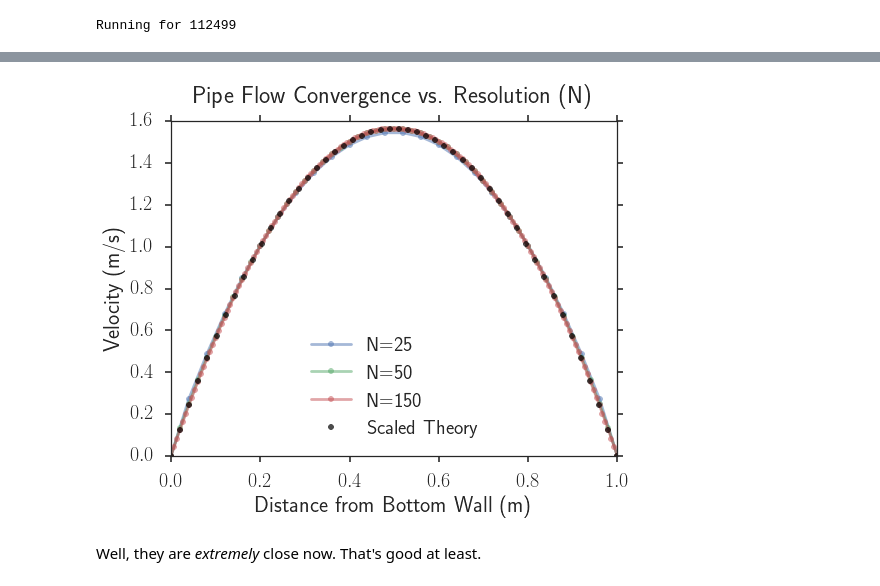
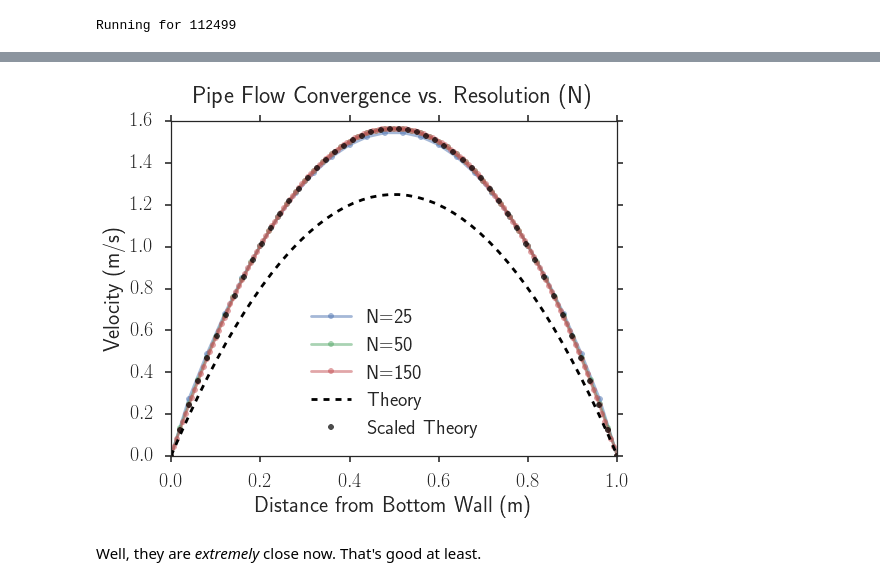
Before and after one commit to latticeboltzmann/2d-lb, a Jupyter notebook: docs/opencl_dimensionless_verification.ipynb, the cells around one changed output, grey strips where cells are left out. Cells and saved outputs as stored; diff of their text form; code cells hidden in the pictures.

```diff
--- a/docs/opencl_dimensionless_verification.ipynb
+++ b/docs/opencl_dimensionless_verification.ipynb
@@ -174,36 +174,36 @@ plt.plot(x_values, mean_u, label='N=25', ls='-', marker='.', alpha=0.5)
 
 
 x_values = np.arange(fields1['u'].T.shape[0])*sim1.delta_x*sim1.L
 # Get the mean velocity in the x direction
 mean_u = fields1['u'].T.mean(axis=1)
 plt.plot(x_values, mean_u, label='N=50', ls='-', marker='.', alpha=0.5)
 
 x_values = np.arange(fields2['u'].T.shape[0])*sim2.delta_x*sim2.L
 mean_u = fields2['u'].T.mean(axis=1)
 plt.plot(x_values, mean_u, label='N=150', ls='-', marker='.', alpha=0.5)
 
 prefactor = (1./(2*rho*nu))*pressure_grad
 y = np.linspace(0, D)
 
 predicted = prefactor*y*(y-D)
 # Convert non-dim predicted
 
-# plt.plot(y, predicted, label='Theory', color='Black', ls='--')
+plt.plot(y, predicted, label='Theory', color='Black', ls='--')
 
 plt.plot(y, predicted*1.25, label='Scaled Theory', color='k', ls='', marker='.', alpha=0.7)
 
 plt.xlabel('Distance from Bottom Wall (m)')
 plt.ylabel('Velocity (m/s)')
 
 plt.title('Pipe Flow Convergence vs. Resolution (N)', y=1.04)
 
 plt.legend(loc='best')
 
 plt.gcf().set_size_inches(8, 6)
 
-plt.savefig('resolution_convergence.png', dpi=200, bbox_inches='tight')
+plt.savefig('resolution_convergence_nonscaled.png', dpi=200, bbox_inches='tight')
 # %% [output]
-[figure, old version]
+[figure, new version]
 # %% [markdown]
 Well, they are *extremely* close now. That's good at least.
 # %% [markdown]
```
Also changed, not shown: parts of 4 cells of this notebook, 1 other file.
